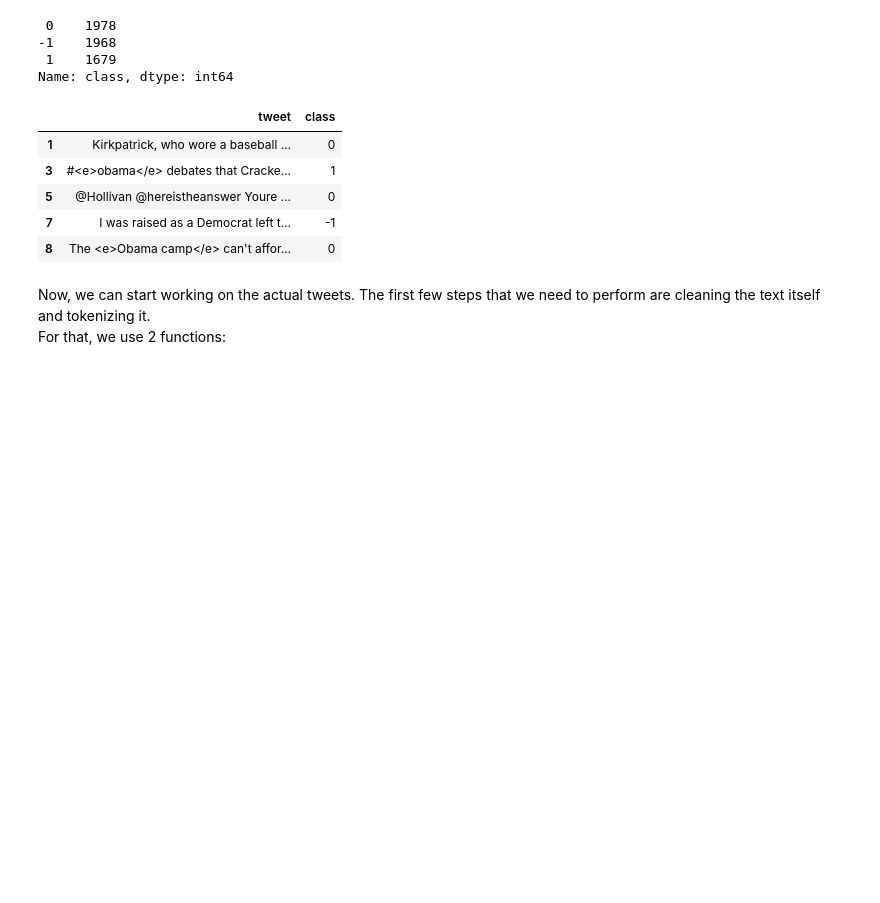
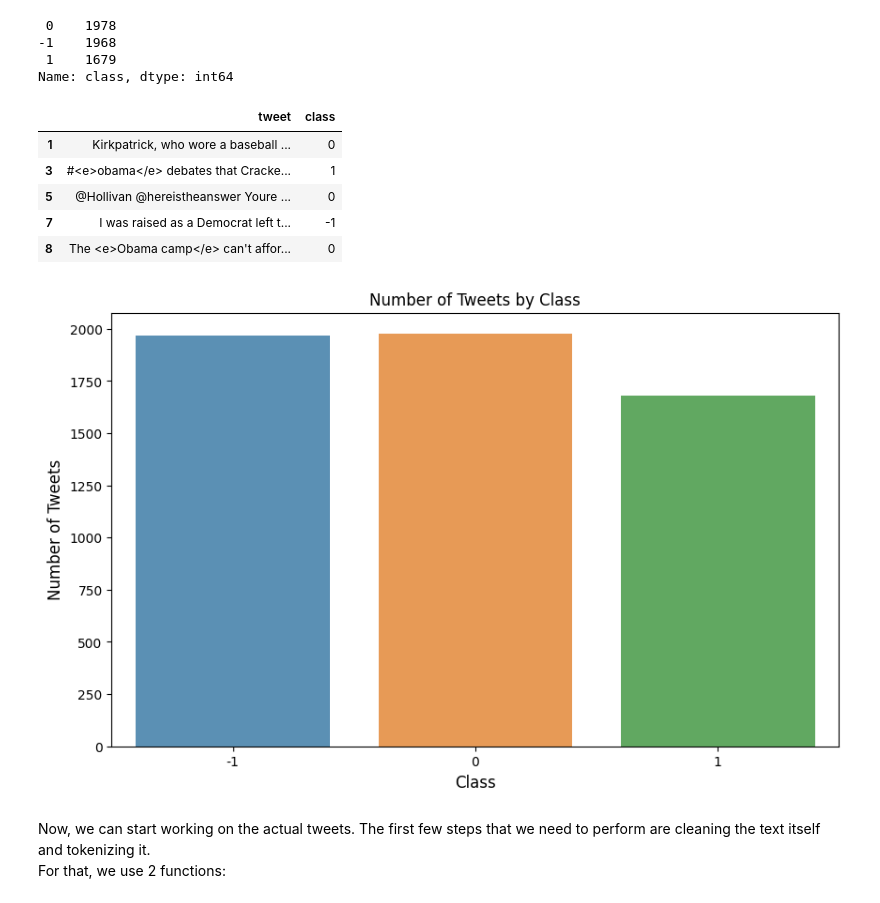
Before and after one commit to utsavns96/Twitter_sentiment_analysis, a Jupyter notebook: obama.ipynb, the cells around one changed output. Drawn from its saved outputs; the diff is of its cells as text; code cells hidden in the pictures; blank space fills up the shorter version.

```diff
--- a/obama.ipynb
+++ b/obama.ipynb
@@ -103,3 +104,19 @@ Name: class, dtype: int64
 | 5 | @Hollivan @hereistheanswer Youre ... | 0 |
 | 7 | I was raised as a Democrat left t... | -1 |
 | 8 | The <e>Obama camp</e> can't affor... | 0 |
+# %%
+import matplotlib.pyplot as plt
+import seaborn as sns
+
+class_counts = obama_df['class'].value_counts()
+
+plt.figure(figsize=(10,6))
+sns.barplot(x=class_counts.index, y=class_counts.values, alpha=0.8)
+
+plt.title('Number of Tweets by Class')
+plt.ylabel('Number of Tweets', fontsize=12)
+plt.xlabel('Class', fontsize=12)
+
+plt.show()
+# %% [output]
+[figure, added]
```
Also changed, not shown: parts of 62 cells of this notebook, 3 other files.
